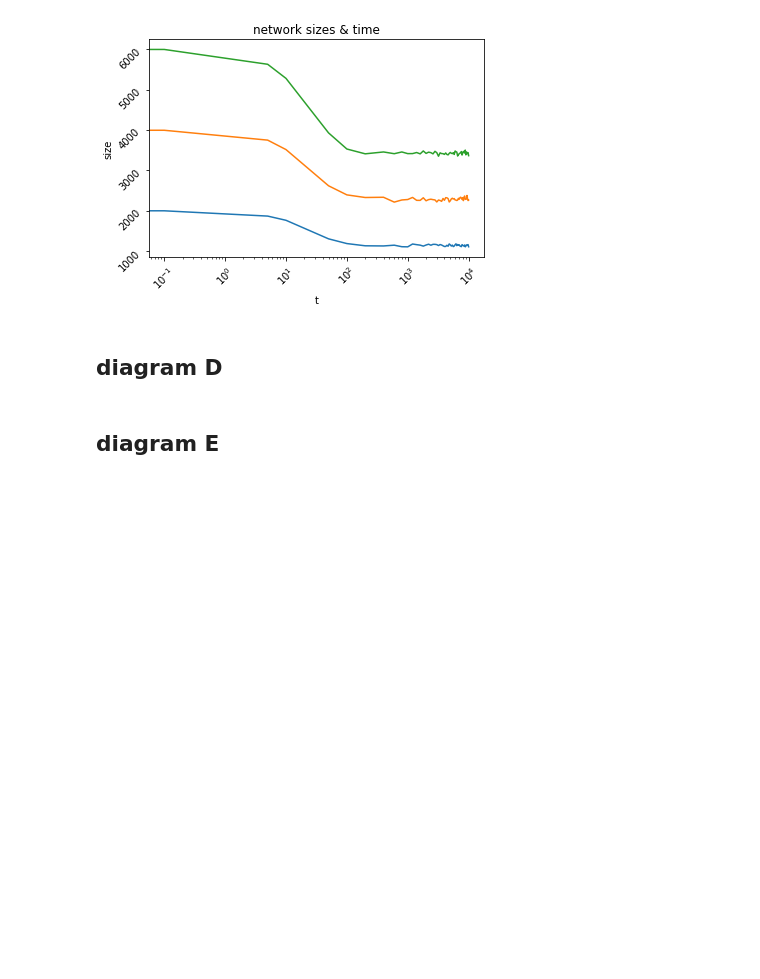
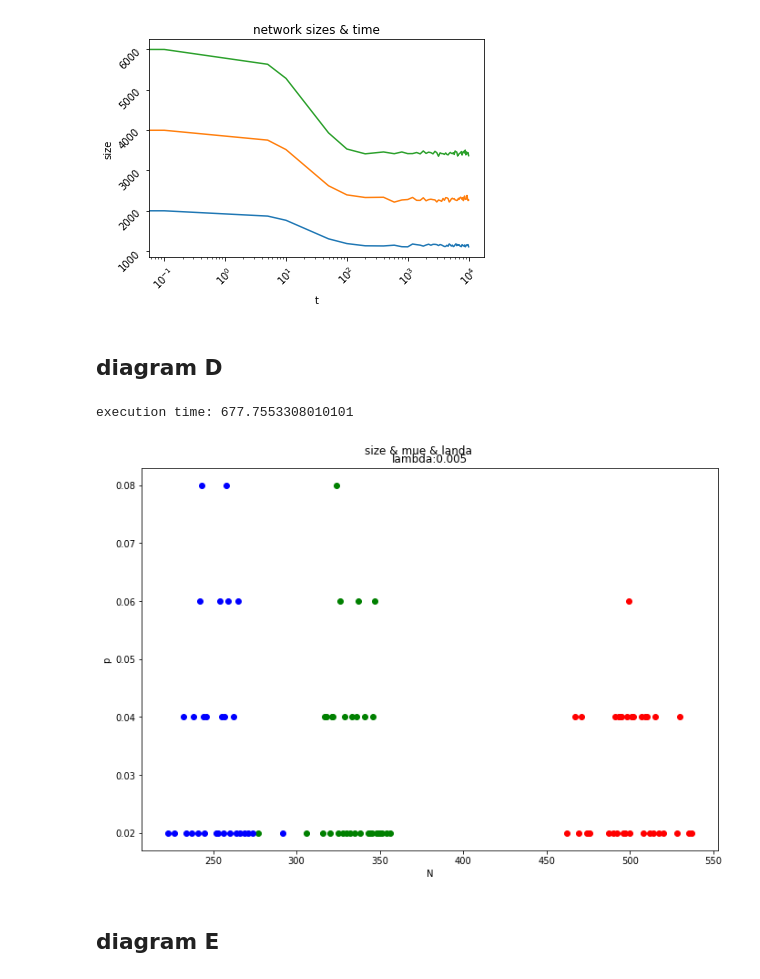
Before and after one commit to MJSahebnasi/Thesis-temporal-network-platform, a Jupyter notebook: thesis_main.ipynb, the cells around one changed output. Saved outputs shown, nothing was run; the diff lists cells and outputs as text; code cells hidden in the pictures; blank space fills up the shorter version.

Commit message:
all 6 diagrams code done

```diff
--- a/thesis_main.ipynb
+++ b/thesis_main.ipynb
@@ -832,3 +862,42 @@ onoff_scenario_C([G_SW_1, G_SW_2, G_SW_3], snp_times_c, 10**4+100, landa2, mue_3
+# %%
+def onoff_scenario_D(G, snp_t, sim_duration, landa, mues, samples):
+
+  fig, ax = plt.subplots(1,1)
+  fig.tight_layout()
+  fig.set_size_inches(10, 7)
+  fig.suptitle('size & mue & landa')
+  fig.subplots_adjust(top=0.93)
+
+  # ax[i].set_title('lambda:'+str(landa))
+  ax.set_title('lambda:'+str(landa))
+  # ax[i].set_xlabel('mue')
+  ax.set_xlabel('N')
+  # ax[i].set_ylabel('N')
+  ax.set_ylabel('p')
+
+  colors = ['red','green','blue']
+
+  for m in range(len(mues)):
+    mue = mues[m]
+    ys = []
+    for i in range(samples):
+      y = E(G, snp_t, sim_duration, landa, mue)
+      ys.append(y)
+    x = list(set(ys))
+    cnts = [ys.count(y) for y in x]
+    s_cnts = sum(cnts)
+    cnts = [c/s_cnts for c in cnts]
+
+    ax.scatter(x, cnts, color=colors[m])
+# %%
+t_a1 = time.time()
+# onoff_scenario_D(G_SF_1, snp_times_d, 18000, landa1, [mue_1, mue_2, mue_3], 50)
+onoff_scenario_D(G_SF_1, [17000], 18000, landa1, [mue_1, mue_2, mue_3], 50)
+t_a2 = time.time()
+print('execution time:', t_a2 - t_a1)
+# %% [output]
+execution time: 677.7553308010101
+[figure, added]
 # %% [markdown]
 ## diagram E
 # %%
```
Also changed, not shown: parts of 4 cells of this notebook.
